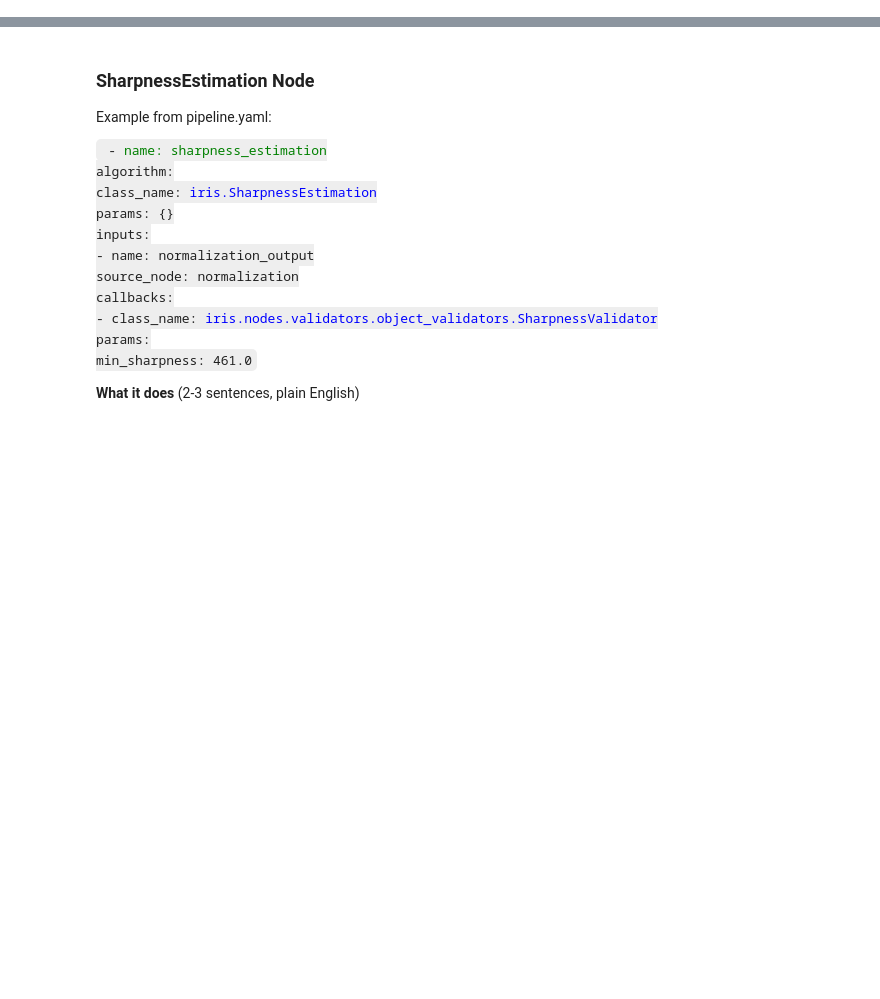
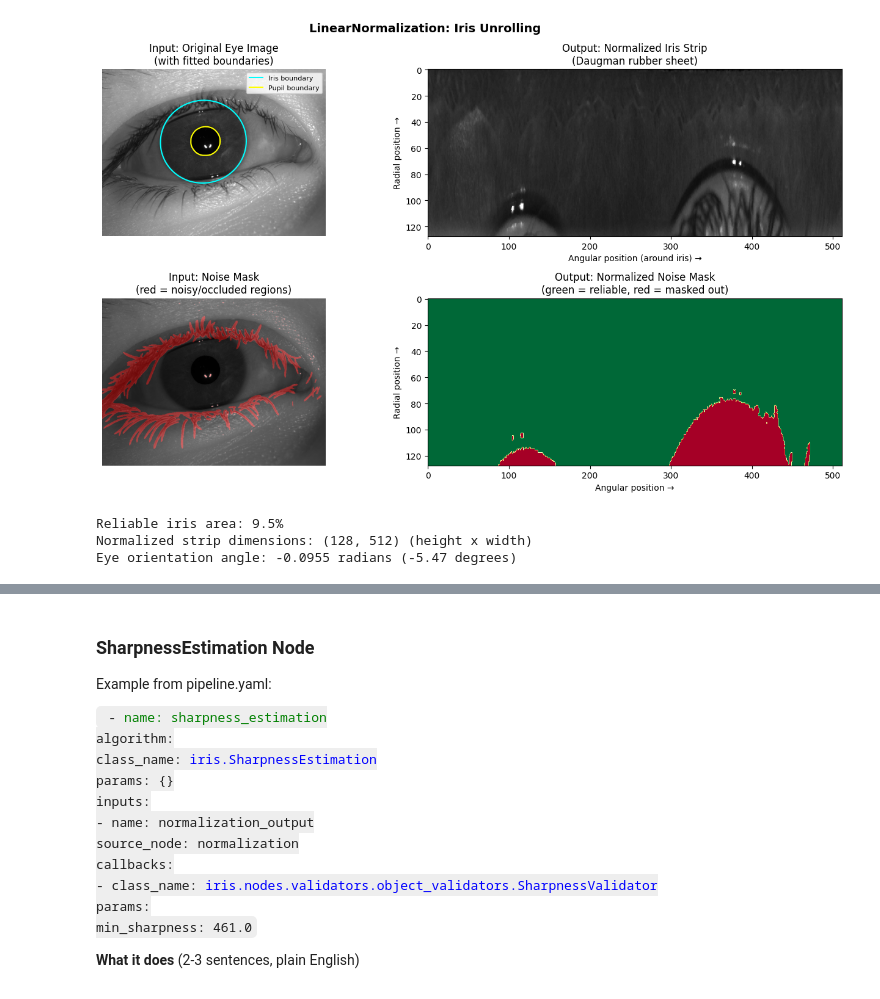
Before and after one commit to allison-diebol/open-iris, a Jupyter notebook: colab/internals/05_encoding.ipynb, the cells around one changed output, grey strips where cells are left out. Saved outputs shown, nothing was run; the diff lists cells and outputs as text; code cells hidden in the pictures; blank space fills up the shorter version.

Commit message:
LinearNormalizationNode Documentation.

```diff
--- a/colab/internals/05_encoding.ipynb
+++ b/colab/internals/05_encoding.ipynb
@@ -30,0 +84,52 @@ Example from pipeline.yaml:
+# %%
+import matplotlib.pyplot as plt
+import numpy as np
+
+fig, axes = plt.subplots(2, 2, figsize=(14, 8))
+
+# Top left: original eye image with iris/pupil boundaries overlaid
+axes[0, 0].imshow(img_pixels, cmap="gray")
+iris_pts = geometry.iris_array
+pupil_pts = geometry.pupil_array
+axes[0, 0].plot(iris_pts[:, 0], iris_pts[:, 1],
+                "cyan", linewidth=1.5, label="Iris boundary")
+axes[0, 0].plot(pupil_pts[:, 0], pupil_pts[:, 1],
+                "yellow", linewidth=1.5, label="Pupil boundary")
+axes[0, 0].legend(loc="upper right", fontsize=8)
+axes[0, 0].set_title("Input: Original Eye Image\n(with fitted boundaries)")
+axes[0, 0].axis("off")
+
+# Top right: normalized iris strip
+axes[0, 1].imshow(result.normalized_image, cmap="gray", aspect="auto")
+axes[0, 1].set_title("Output: Normalized Iris Strip\n(Daugman rubber sheet)")
+axes[0, 1].set_xlabel("Angular position (around iris) →")
+axes[0, 1].set_ylabel("Radial position →")
+
+# Bottom left: noise mask overlaid on original image
+noise_display = np.zeros((*img_pixels.shape, 3), dtype=np.uint8)
+noise_display[..., 0] = noise_mask.mask.astype(np.uint8) * 255
+axes[1, 0].imshow(img_pixels, cmap="gray")
+axes[1, 0].imshow(noise_display, alpha=0.4)
+axes[1, 0].set_title("Input: Noise Mask\n(red = noisy/occluded regions)")
+axes[1, 0].axis("off")
+
+# Bottom right: normalized mask
+axes[1, 1].imshow(result.normalized_mask, cmap="RdYlGn", aspect="auto")
+axes[1, 1].set_title("Output: Normalized Noise Mask\n(green = reliable, red = masked out)")
+axes[1, 1].set_xlabel("Angular position →")
+axes[1, 1].set_ylabel("Radial position →")
+
+plt.suptitle("LinearNormalization: Iris Unrolling", fontsize=14, fontweight="bold")
+plt.tight_layout()
+plt.show()
+
+# Stats
+reliable_pct = (1 - result.normalized_mask.mean()) * 100
+print(f"Reliable iris area: {reliable_pct:.1f}%")
+print(f"Normalized strip dimensions: {result.normalized_image.shape} (height x width)")
+print(f"Eye orientation angle: {eye_orient.angle:.4f} radians ({np.degrees(eye_orient.angle):.2f} degrees)")
+# %% [output]
+[figure, added]
+Reliable iris area: 9.5%
+Normalized strip dimensions: (128, 512) (height x width)
+Eye orientation angle: -0.0955 radians (-5.47 degrees)
```
Also changed, not shown: parts of 3 cells of this notebook.
